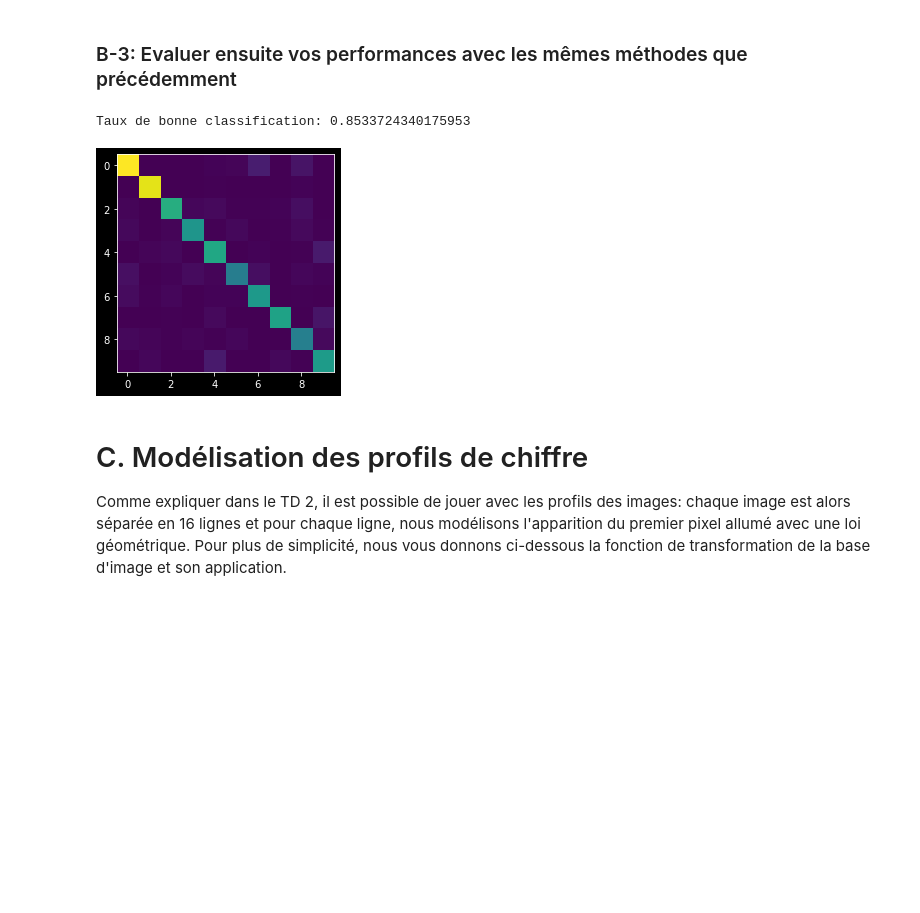
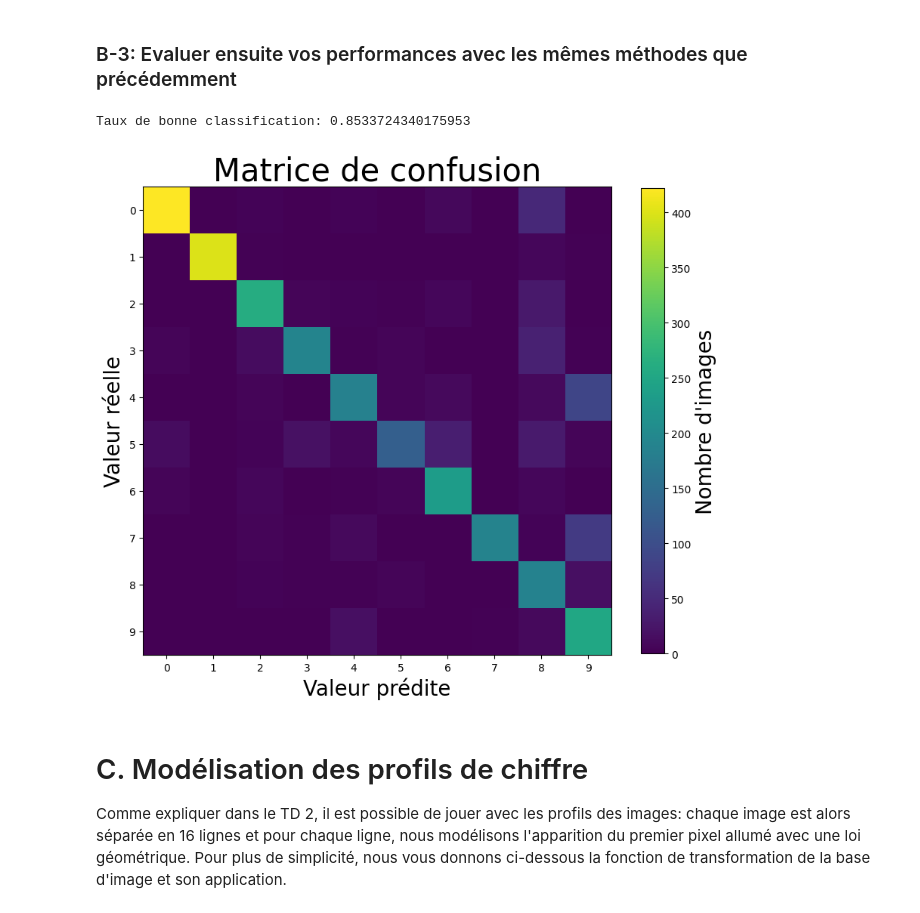
Before and after one commit to White-On/MAPSI_TME_2022, a Jupyter notebook: TME3/enonce-2020/tme3.ipynb, the cells around one changed output. Drawn from its saved outputs; the diff is of its cells as text; code cells hidden in the pictures; blank space fills up the shorter version.

````diff
--- a/TME3/enonce-2020/tme3.ipynb
+++ b/TME3/enonce-2020/tme3.ipynb
@@ -431,3 +432,11 @@ Check du résultat précédent:
  [0.01033058 0.05371901 0.1322314  ... 0.01446281 0.00206612 0.        ]
  [0.0037037  0.0037037  0.01111111 ... 0.00555556 0.00185185 0.        ]]
 ```
+# %%
+fig, axes = plt.subplots(1,10,figsize=(90,20))
+for i in range(10):
+    ax = plt.subplot(1,10,i+1)
+    ax.imshow(theta[i].reshape(16,16),cmap="gray")
+    ax.set_title("Moyenne de la classe {}".format(i),fontdict={'fontsize': 30})
+    ax.axis("off")
+plt.show()
@@ -465,16 +476,23 @@ logpobsBernoulli(X_train[0], theta)
 # %%
 Y_test_hat = [np.argmax(logpobsBernoulli(Xb_test[i], theta)) for i in range (len(Xb_test))]
 
 m = matrice_confusion(Y_test, Y_test_hat)
 
 print("Taux de bonne classification: {}".format(np.where(Y_test == Y_test_hat, 1, 0).mean()))
 
-plt.figure()
-plt.imshow(m)
+plt.figure(figsize=(10,10))
+plt.imshow(n)
+plt.title("Matrice de confusion",fontdict={'fontsize': 30})
+plt.xlabel("Valeur prédite",fontdict={'fontsize': 20})
+plt.ylabel("Valeur réelle",fontdict={'fontsize': 20})
+plt.xticks(range(10),range(10))
+plt.yticks(range(10),range(10))
+colorBar = plt.colorbar(shrink=0.8, pad=0.05)
+colorBar.set_label("Nombre d'images",fontsize=20)
 plt.show()
 # %% [output]
 Taux de bonne classification: 0.8533724340175953
-[figure, old version]
+[figure, new version]
 # %% [markdown]
 # C. Modélisation des profils de chiffre
 
````
Also changed, not shown: parts of 8 cells of this notebook.
